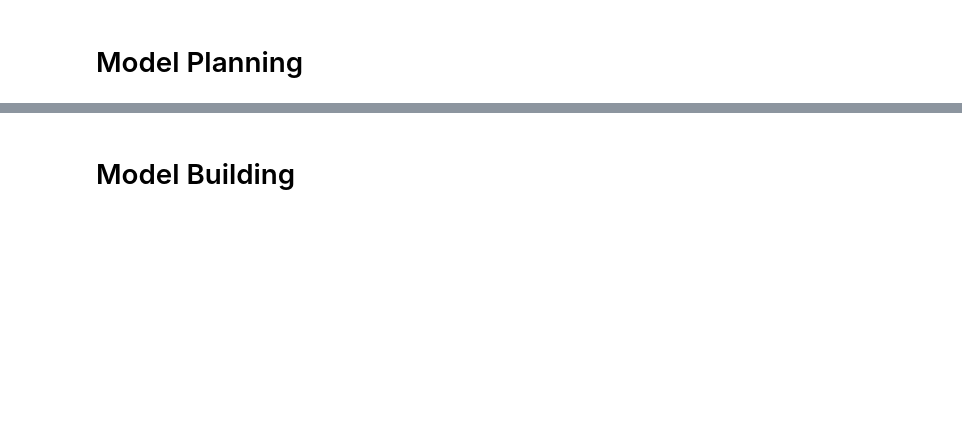
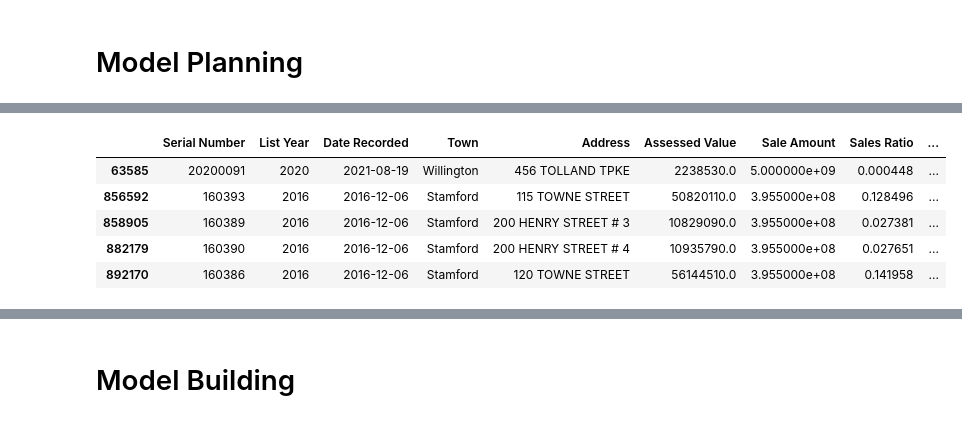
Before and after one commit to jonahmougoue/Connecticut-Real-Estate-Analysis, a Jupyter notebook: RealEstatePrediction.ipynb, the cells around one changed output, grey strips where cells are left out. Cells and saved outputs as stored; diff of their text form; code cells hidden in the pictures; blank space fills up the shorter version.

```diff
--- a/RealEstatePrediction.ipynb
+++ b/RealEstatePrediction.ipynb
@@ -148,0 +285,9 @@ Name: count, dtype: int64
+# %%
+df.nlargest(5, 'Sale Amount').sort_values(by = 'Sale Amount', ascending = False)
+# %% [output]
+|  | Serial Number | List Year | Date Recorded | Town | Address | Assessed Value | Sale Amount | Sales Ratio | ... |
+| 63585 | 20200091 | 2020 | 2021-08-19 | Willington | 456 TOLLAND TPKE | 2238530.0 | 5.000000e+09 | 0.000448 | ... |
+| 856592 | 160393 | 2016 | 2016-12-06 | Stamford | 115 TOWNE STREET | 50820110.0 | 3.955000e+08 | 0.128496 | ... |
+| 858905 | 160389 | 2016 | 2016-12-06 | Stamford | 200 HENRY STREET # 3 | 10829090.0 | 3.955000e+08 | 0.027381 | ... |
+| 882179 | 160390 | 2016 | 2016-12-06 | Stamford | 200 HENRY STREET # 4 | 10935790.0 | 3.955000e+08 | 0.027651 | ... |
+| 892170 | 160386 | 2016 | 2016-12-06 | Stamford | 120 TOWNE STREET | 56144510.0 | 3.955000e+08 | 0.141958 | ... |
```
Also changed, not shown: parts of 22 cells of this notebook.
